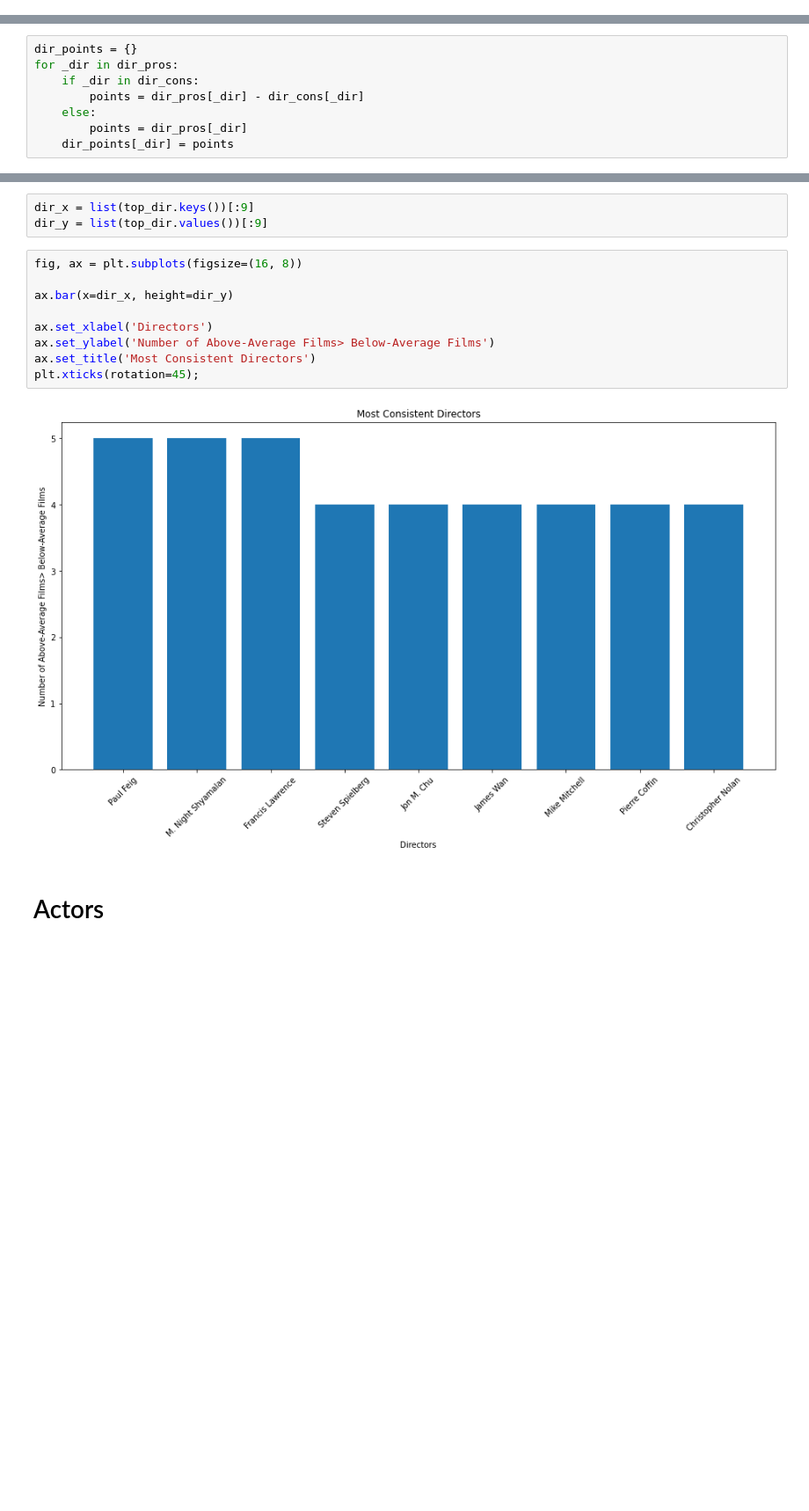
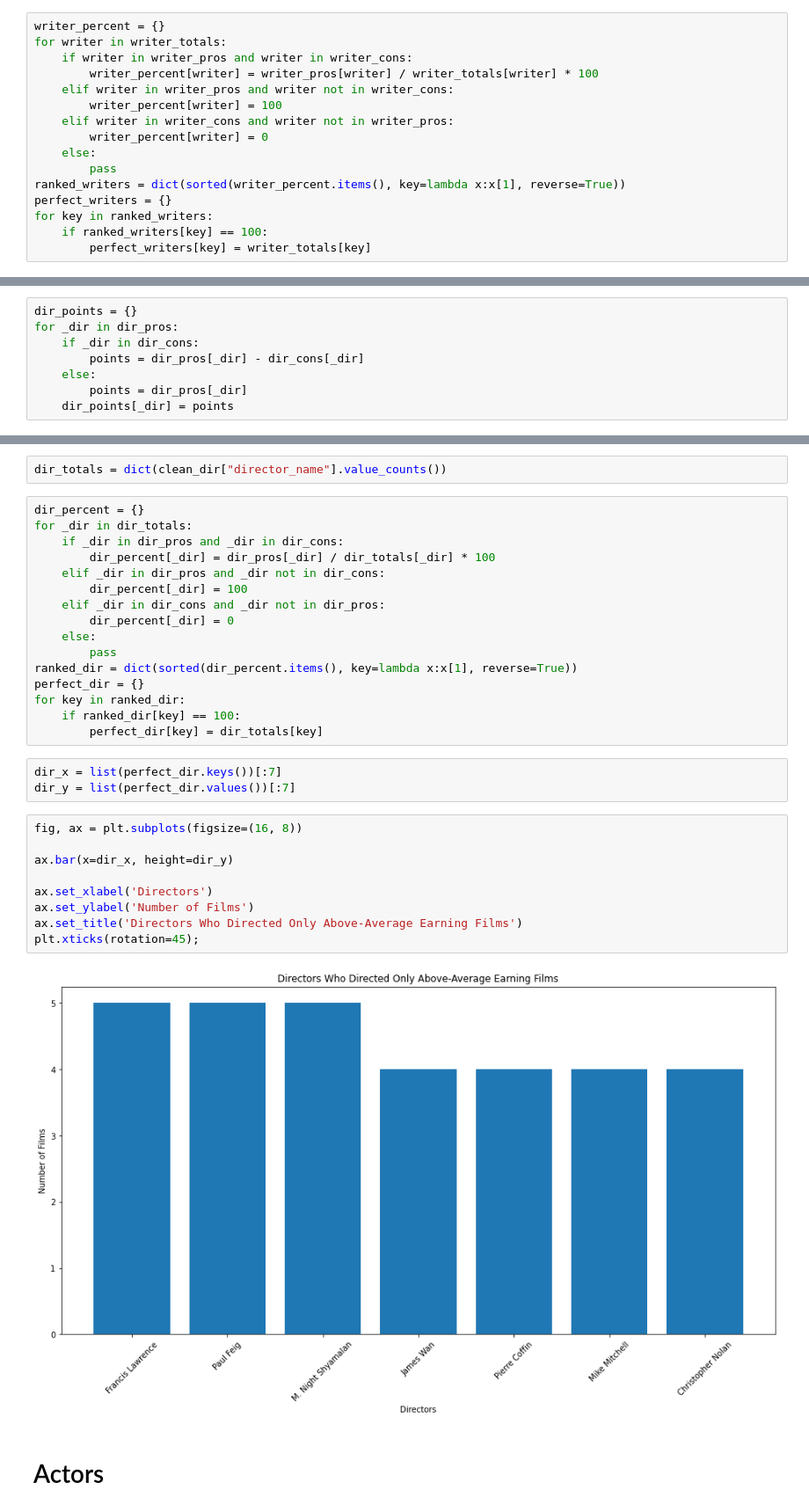
Before and after one commit to DrewFHolcombe/movie_studio_analysis, a Jupyter notebook: Scratch_Code/Drew - Scratch Code.ipynb, the cells around one changed output, grey strips where cells are left out. Shown at 88% size. Saved outputs shown, nothing was run; the diff lists cells and outputs as text; blank space fills up the shorter version.

```diff
--- a/Scratch_Code/Drew - Scratch Code.ipynb
+++ b/Scratch_Code/Drew - Scratch Code.ipynb
@@ -245,0 +216,16 @@ writers_y = list(top_writers.values())[:11]
+# %%
+writer_percent = {}
+for writer in writer_totals:
+    if writer in writer_pros and writer in writer_cons:
+        writer_percent[writer] = writer_pros[writer] / writer_totals[writer] * 100
+    elif writer in writer_pros and writer not in writer_cons:
+        writer_percent[writer] = 100
+    elif writer in writer_cons and writer not in writer_pros:
+        writer_percent[writer] = 0
+    else:
+        pass
+ranked_writers = dict(sorted(writer_percent.items(), key=lambda x:x[1], reverse=True))
+perfect_writers = {}
+for key in ranked_writers:
+    if ranked_writers[key] == 100:
+        perfect_writers[key] = writer_totals[key]
@@ -297,17 +283,35 @@ top_dir = dict(sorted(dir_points.items(), key=lambda x:x[1], reverse=True))
+# %%
+dir_totals = dict(clean_dir["director_name"].value_counts())
+# %%
+dir_percent = {}
+for _dir in dir_totals:
+    if _dir in dir_pros and _dir in dir_cons:
+        dir_percent[_dir] = dir_pros[_dir] / dir_totals[_dir] * 100
+    elif _dir in dir_pros and _dir not in dir_cons:
+        dir_percent[_dir] = 100
+    elif _dir in dir_cons and _dir not in dir_pros:
+        dir_percent[_dir] = 0
+    else:
+        pass
+ranked_dir = dict(sorted(dir_percent.items(), key=lambda x:x[1], reverse=True))
+perfect_dir = {}
+for key in ranked_dir:
+    if ranked_dir[key] == 100:
+        perfect_dir[key] = dir_totals[key]
 # %%
-dir_x = list(top_dir.keys())[:9]
-dir_y = list(top_dir.values())[:9]
+dir_x = list(perfect_dir.keys())[:7]
+dir_y = list(perfect_dir.values())[:7]
 # %%
 fig, ax = plt.subplots(figsize=(16, 8))
 
 ax.bar(x=dir_x, height=dir_y)
 
 ax.set_xlabel('Directors')
-ax.set_ylabel('Number of Above-Average Films> Below-Average Films')
-ax.set_title('Most Consistent Directors')
+ax.set_ylabel('Number of Films')
+ax.set_title('Directors Who Directed Only Above-Average Earning Films')
 plt.xticks(rotation=45);
 # %% [output]
-[figure, old version]
+[figure, new version]
 # %% [markdown]
 # Actors
 # %%
```
Also changed, not shown: parts of 19 cells of this notebook, 1 other file.
